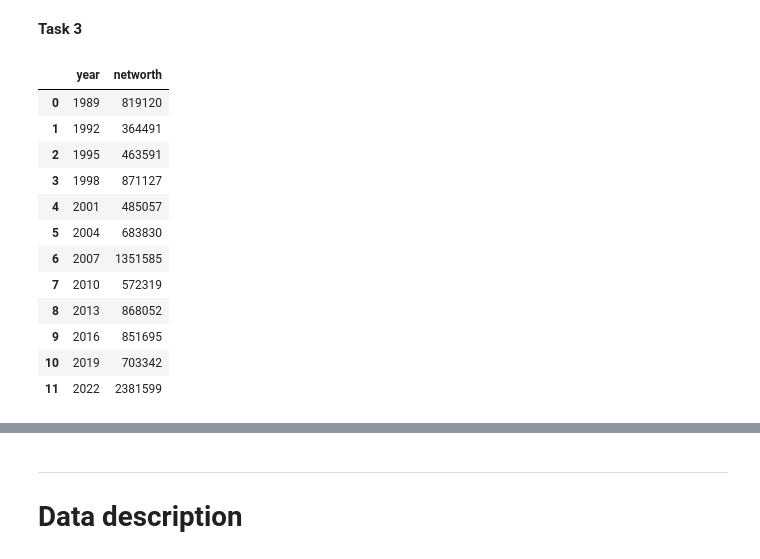
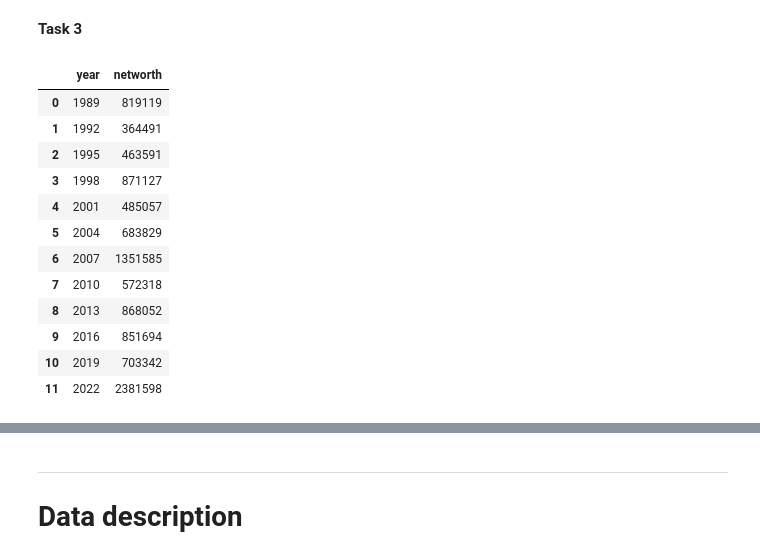
Before and after one commit to kai-thomas15/TECH2-H25-assignment2, a Jupyter notebook: assignment2.ipynb, the cells around one changed output, grey strips where cells are left out. Drawn from its saved outputs; the diff is of its cells as text; code cells hidden in the pictures.

```diff
--- a/assignment2.ipynb
+++ b/assignment2.ipynb
@@ -215,27 +215,21 @@ _ = plt.yticks(yticks, [0.1, 0.2, 0.5, 1, 1.5])
 [figure]
 # %% [markdown]
 **Task 3**
-# %%
-# 3.1
-
-dfd = df[df['year'].between(1989, 2022)] # created new dataframe dfd looking at the last 3 decades
-
-dfd1 = round(dfd.groupby('year')['networth'].mean()).astype(int)
-
-dfd1 = dfd1.rename('networth').reset_index()
-
-dfd1
-# %% [output]
-|  | year | networth |
-| 0 | 1989 | 819120 |
-| 1 | 1992 | 364491 |
-| 2 | 1995 | 463591 |
-| 3 | 1998 | 871127 |
-| 4 | 2001 | 485057 |
-| 5 | 2004 | 683830 |
-| 6 | 2007 | 1351585 |
-| 7 | 2010 | 572319 |
-| 8 | 2013 | 868052 |
-| 9 | 2016 | 851695 |
-| 10 | 2019 | 703342 |
-| 11 | 2022 | 2381599 |
+# %%
+# 3.1
+
+df.groupby(('year'))['networth'].mean().reset_index().astype(int)
+# %% [output]
+|  | year | networth |
+| 0 | 1989 | 819119 |
+| 1 | 1992 | 364491 |
+| 2 | 1995 | 463591 |
+| 3 | 1998 | 871127 |
+| 4 | 2001 | 485057 |
+| 5 | 2004 | 683829 |
+| 6 | 2007 | 1351585 |
+| 7 | 2010 | 572318 |
+| 8 | 2013 | 868052 |
+| 9 | 2016 | 851694 |
+| 10 | 2019 | 703342 |
+| 11 | 2022 | 2381598 |
```
Also changed, not shown: parts of 2 cells of this notebook.
